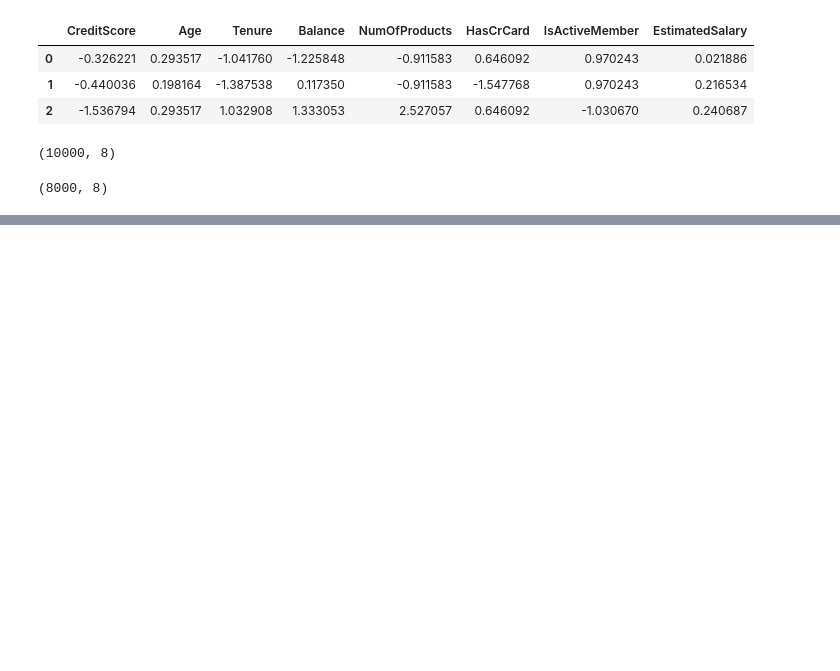
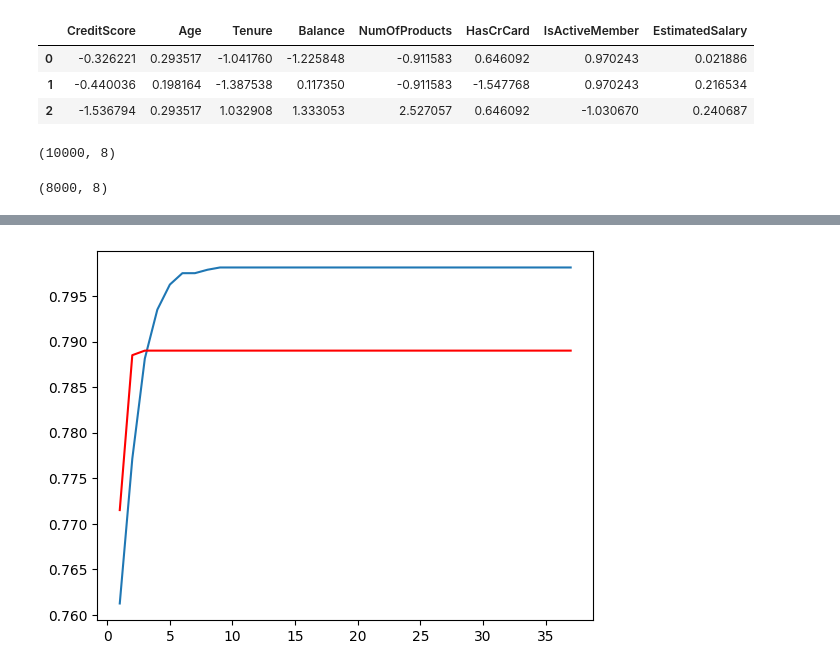
Before and after one commit to yogeshgujjar/hero-no-1, a Jupyter notebook: customer_churn_prediction_using_ann_.ipynb, the cells around one changed output, grey strips where cells are left out. Drawn from its saved outputs; the diff is of its cells as text; code cells hidden in the pictures; blank space fills up the shorter version.

```diff
--- a/customer_churn_prediction_using_ann_.ipynb
+++ b/customer_churn_prediction_using_ann_.ipynb
@@ -99 +108,10 @@ Epoch 50/50
 <keras.src.callbacks.history.History at 0x...>
+# %%
+train_accuracy = ann.history.history["accuracy"]
+test_accuracy = ann.history.history["val_accuracy"]
+# %%
+plt.plot([i for i in range(1, len(train_accuracy) + 1)],train_accuracy)
+plt.plot([i for i in range(1, len(train_accuracy) + 1)],test_accuracy,c='red')
+plt.show()
+# %% [output]
+[figure, added]
```
Also changed, not shown: parts of 13 cells of this notebook.
